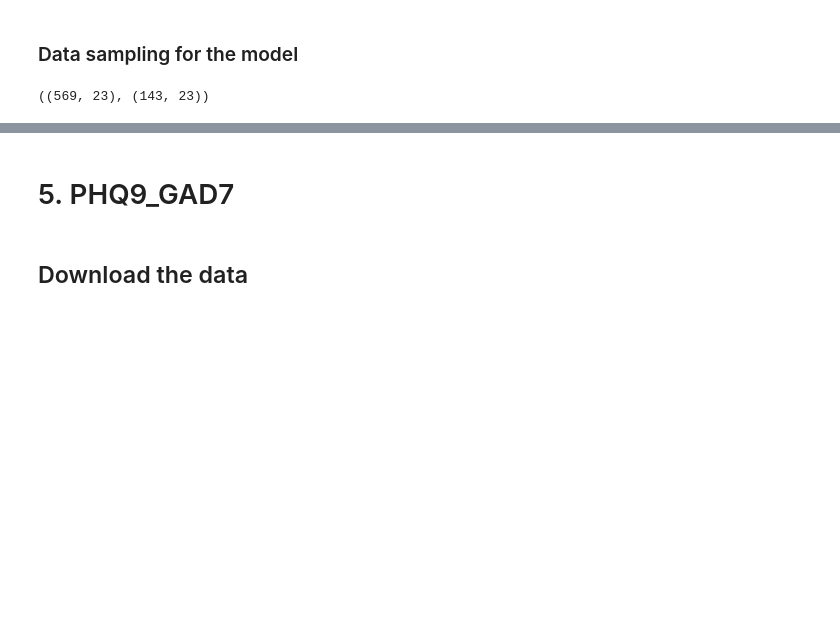
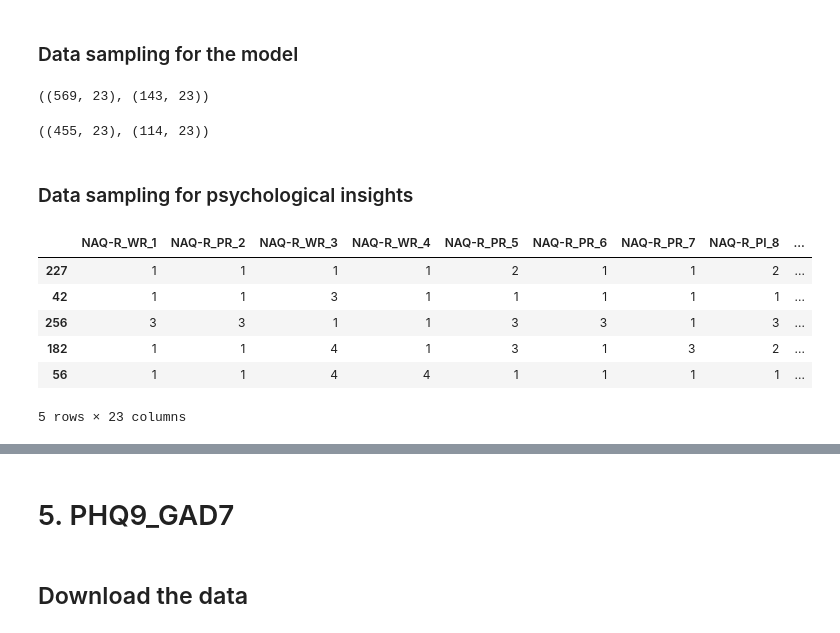
Before and after one commit to PashaIanko/Robust-Feature-Selection, a Jupyter notebook: main.ipynb, the cells around one changed output, grey strips where cells are left out. Drawn from its saved outputs; the diff is of its cells as text; code cells hidden in the pictures; blank space fills up the shorter version.

```diff
--- a/main.ipynb
+++ b/main.ipynb
@@ -531,3 +548,36 @@ check_split_correctness(df_test, 'CONDITION')
 df_trainval.shape, df_test.shape
 # %% [output]
 ((569, 23), (143, 23))
+# %%
+df_train, df_val = train_test_split(
+    df_trainval,
+    train_size=TRAIN_SIZE,
+    random_state=RANDOM_STATE,
+    stratify=df_trainval['CONDITION']
+)
+
+check_split_correctness(df_train, 'CONDITION')
+check_split_correctness(df_val, 'CONDITION')
+
+df_train.shape, df_val.shape
+# %% [output]
+((455, 23), (114, 23))
+# %% [markdown]
+### Data sampling for psychological insights
+# %%
+df_sample = prepare_sample(
+    dataset,
+    sample_size_=PSYCHOLOGIC_SAMPLE_SIZE,
+    random_state_=RANDOM_STATE
+)
+
+verify_sample_correctness(dataset, df_sample)
+df_sample.head()
+# %% [output]
+|  | NAQ-R_WR_1 | NAQ-R_PR_2 | NAQ-R_WR_3 | NAQ-R_WR_4 | NAQ-R_PR_5 | NAQ-R_PR_6 | NAQ-R_PR_7 | NAQ-R_PI_8 | ... |
+| 227 | 1 | 1 | 1 | 1 | 2 | 1 | 1 | 2 | ... |
+| 42 | 1 | 1 | 3 | 1 | 1 | 1 | 1 | 1 | ... |
+| 256 | 3 | 3 | 1 | 1 | 3 | 3 | 1 | 3 | ... |
+| 182 | 1 | 1 | 4 | 1 | 3 | 1 | 3 | 2 | ... |
+| 56 | 1 | 1 | 4 | 4 | 1 | 1 | 1 | 1 | ... |
+5 rows × 23 columns
```
Also changed, not shown: parts of 4 cells of this notebook.
